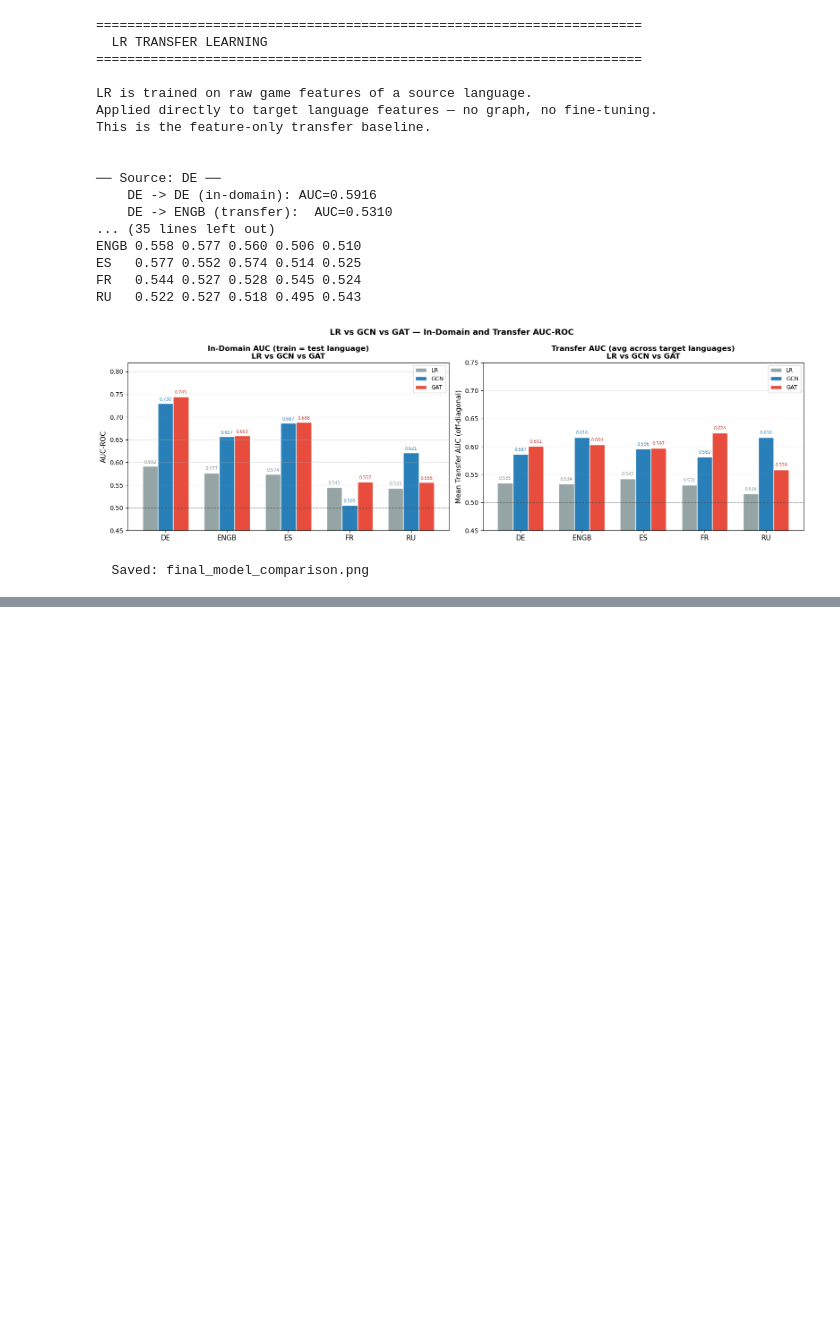
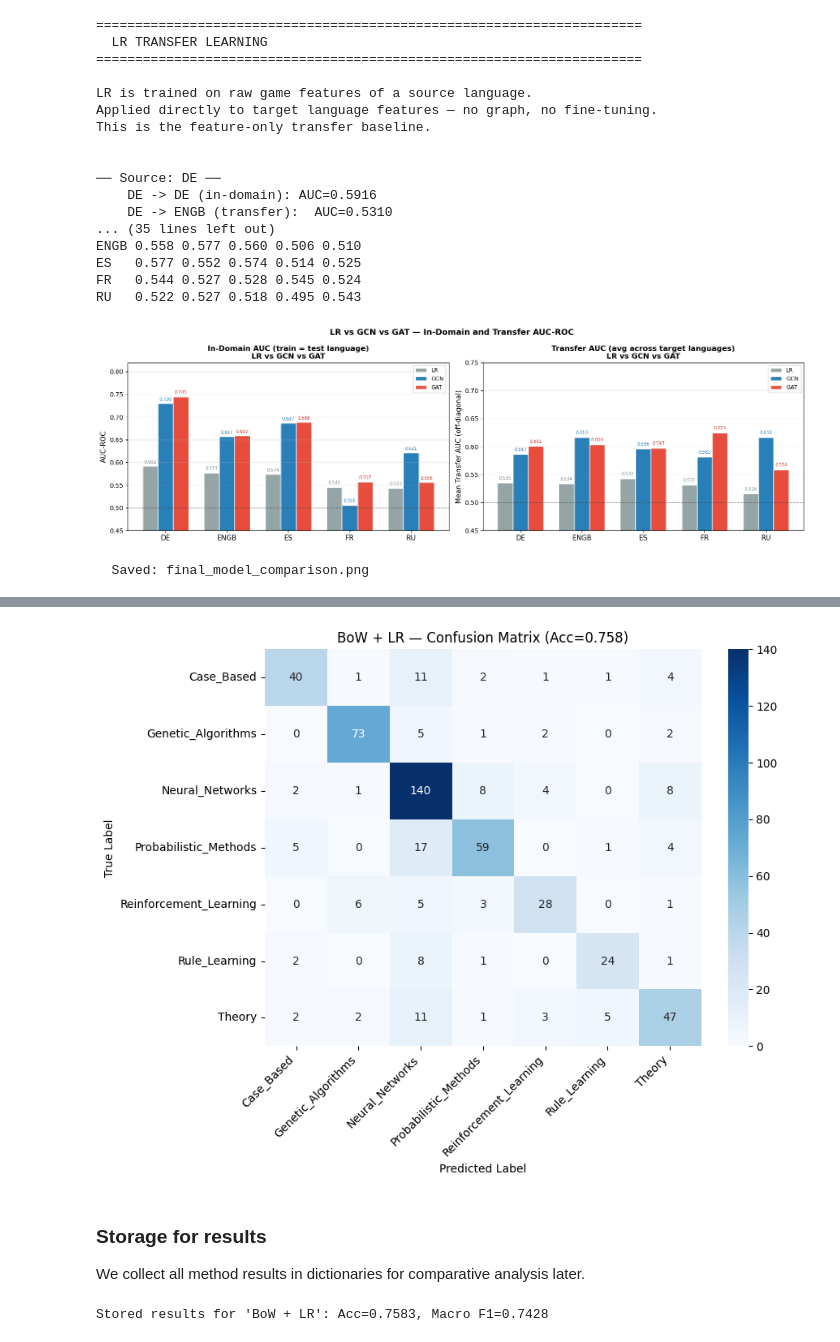
Before and after one commit to hadiqaalamdar/MassiveGraph_Project1, a Jupyter notebook: part2_implementation.ipynb, the cells around one changed output, grey strips where cells are left out. Drawn from its saved outputs; the diff is of its cells as text; code cells hidden in the pictures; blank space fills up the shorter version.

```diff
--- a/part2_implementation.ipynb
+++ b/part2_implementation.ipynb
@@ -1489,0 +1927,24 @@ structure are largely independent.
+# %%
+# ==============================================================================
+# 4.1  BoW + Logistic Regression (no graph)
+# ==============================================================================
+X_train_bow = features[train_mask.numpy()]
+y_train_bow = labels[train_mask.numpy()]
+X_val_bow   = features[val_mask.numpy()]
+y_val_bow   = labels[val_mask.numpy()]
+X_test_bow  = features[test_mask.numpy()]
+y_test_bow  = labels[test_mask.numpy()]
+
+clf_bow = LogisticRegression(max_iter=2000, multi_class='multinomial',
+                             solver='lbfgs', random_state=SEED)
+clf_bow.fit(X_train_bow, y_train_bow)
+
+y_val_pred_bow  = clf_bow.predict(X_val_bow)
+y_test_pred_bow = clf_bow.predict(X_test_bow)
+
+acc_bow = accuracy_score(y_test_bow, y_test_pred_bow)
+f1_bow  = f1_score(y_test_bow, y_test_pred_bow, average='macro')
+
+print(f"BoW + LR  —  Test Accuracy: {acc_bow:.4f}  |  Macro F1: {f1_bow:.4f}")
+print(f"\nClassification Report (Test Set):")
+print(classification_report(y_test_bow, y_test_pred_bow, target_names=class_names, digits=3))
@@ -1489,0 +1968,49 @@ structure are largely independent.
+# %%
+# ==============================================================================
+# 4.2  Confusion Matrix — BoW + LR
+# ==============================================================================
+cm_bow = confusion_matrix(y_test_bow, y_test_pred_bow)
+plt.figure(figsize=(9, 7))
+sns.heatmap(cm_bow, annot=True, fmt='d', cmap='Blues',
+            xticklabels=class_names, yticklabels=class_names)
+plt.xlabel('Predicted Label')
+plt.ylabel('True Label')
+plt.title(f'BoW + LR — Confusion Matrix (Acc={acc_bow:.3f})')
+plt.xticks(rotation=45, ha='right')
+plt.tight_layout()
+plt.show()
+# %% [output]
+[figure, added]
+# %% [markdown]
+### Storage for results
+
+We collect all method results in dictionaries for comparative analysis later.
+# %%
+# ==============================================================================
+# Results storage for Part A
+# ==============================================================================
+results_a = {}   # {method_name: {'accuracy': ..., 'f1_macro': ..., 'f1_per_class': ..., 'embeddings': ...}}
+
+# Helper to store results and optionally run t-SNE
+def store_result(name, y_true, y_pred, embeddings=None, uses_graph=False,
+                 uses_features=False, inductive=False, extra_info=""):
+    acc = accuracy_score(y_true, y_pred)
+    f1_mac = f1_score(y_true, y_pred, average='macro')
+    f1_per = f1_score(y_true, y_pred, average=None)
+    f1_wt = f1_score(y_true, y_pred, average='weighted')
+    results_a[name] = {
+        'accuracy': acc, 'f1_macro': f1_mac, 'f1_per_class': f1_per,
+        'f1_weighted': f1_wt,
+        'y_true': y_true, 'y_pred': y_pred,
+        'embeddings': embeddings,
+        'uses_graph': uses_graph, 'uses_features': uses_features,
+        'inductive': inductive, 'extra_info': extra_info,
+    }
+    print(f"Stored results for '{name}': Acc={acc:.4f}, Macro F1={f1_mac:.4f}")
+
+# Store BoW baseline
+store_result('BoW + LR', y_test_bow, y_test_pred_bow,
+             embeddings=features,  # raw features as "embeddings" for t-SNE
+             uses_graph=False, uses_features=True, inductive=True)
+# %% [output]
+Stored results for 'BoW + LR': Acc=0.7583, Macro F1=0.7428
```
Also changed, not shown: parts of 100 cells of this notebook, 1 other file.
